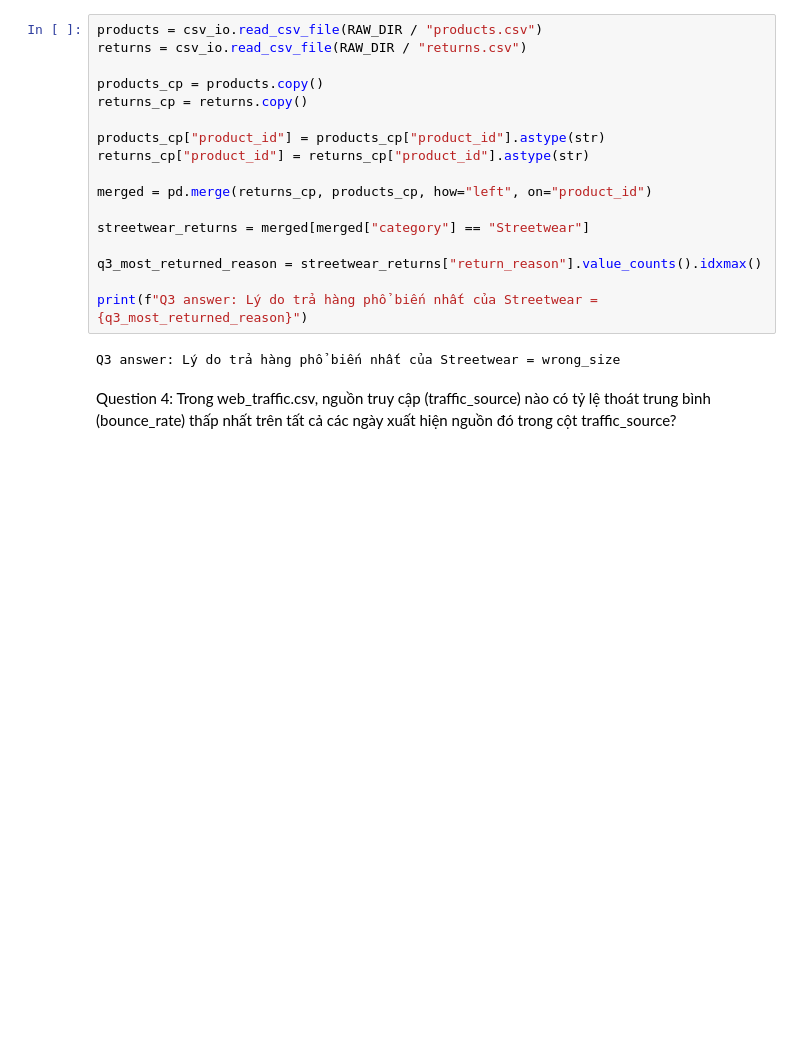
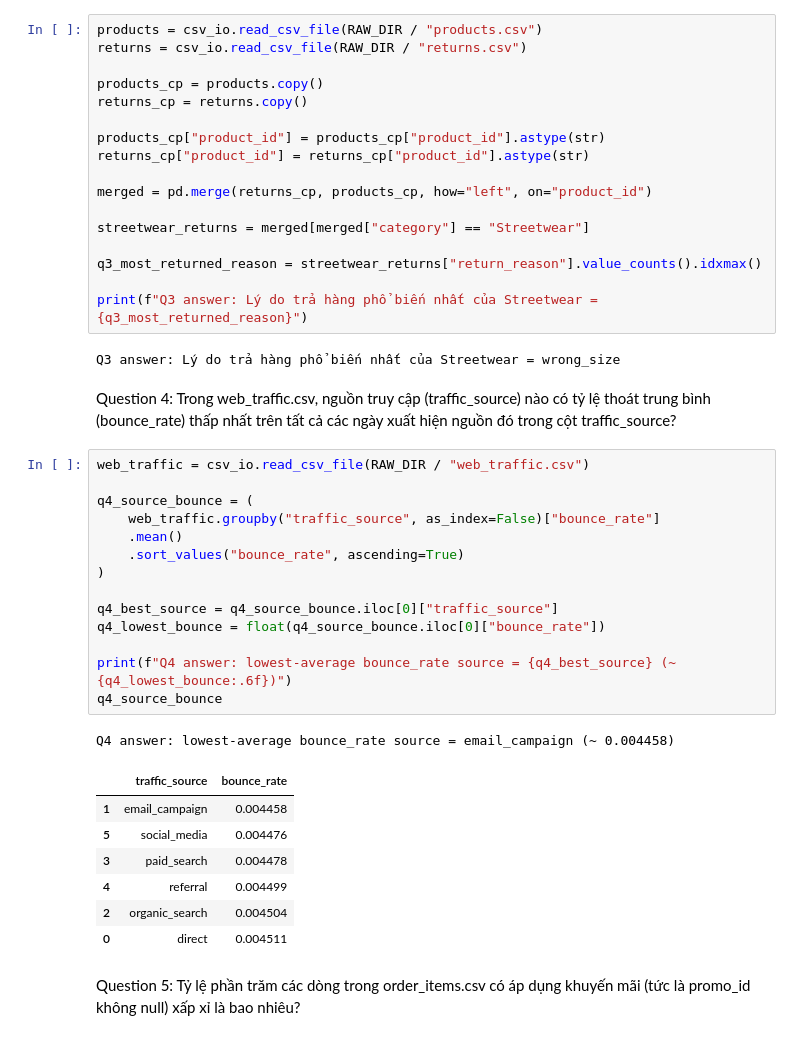
Before and after one commit to nightshade94/datathon-hkbaleycb4, a Jupyter notebook: notebooks/question.ipynb, the cells around one changed output. Drawn from its saved outputs; the diff is of its cells as text; blank space fills up the shorter version.

```diff
--- a/notebooks/question.ipynb
+++ b/notebooks/question.ipynb
@@ -78,3 +78,29 @@ Q3 answer: Lý do trả hàng phổ biến nhất của Streetwear = wrong_size
 # %% [markdown]
 Question 4: Trong web_traffic.csv, nguồn truy cập (traffic_source) nào có tỷ lệ thoát trung
 bình (bounce_rate) thấp nhất trên tất cả các ngày xuất hiện nguồn đó trong cột traffic_source?
+# %%
+web_traffic = csv_io.read_csv_file(RAW_DIR / "web_traffic.csv")
+
+q4_source_bounce = (
+    web_traffic.groupby("traffic_source", as_index=False)["bounce_rate"]
+    .mean()
+    .sort_values("bounce_rate", ascending=True)
+)
+
+q4_best_source = q4_source_bounce.iloc[0]["traffic_source"]
+q4_lowest_bounce = float(q4_source_bounce.iloc[0]["bounce_rate"])
+
+print(f"Q4 answer: lowest-average bounce_rate source = {q4_best_source} (~ {q4_lowest_bounce:.6f})")
+q4_source_bounce
+# %% [output]
+Q4 answer: lowest-average bounce_rate source = email_campaign (~ 0.004458)
+|  | traffic_source | bounce_rate |
+| 1 | email_campaign | 0.004458 |
+| 5 | social_media | 0.004476 |
+| 3 | paid_search | 0.004478 |
+| 4 | referral | 0.004499 |
+| 2 | organic_search | 0.004504 |
+| 0 | direct | 0.004511 |
+# %% [markdown]
+Question 5: Tỷ lệ phần trăm các dòng trong order_items.csv có áp dụng khuyến mãi (tức là promo_id
+không null) xấp xỉ là bao nhiêu?
```
Also changed, not shown: parts of 3 cells of this notebook, 12 other files.
